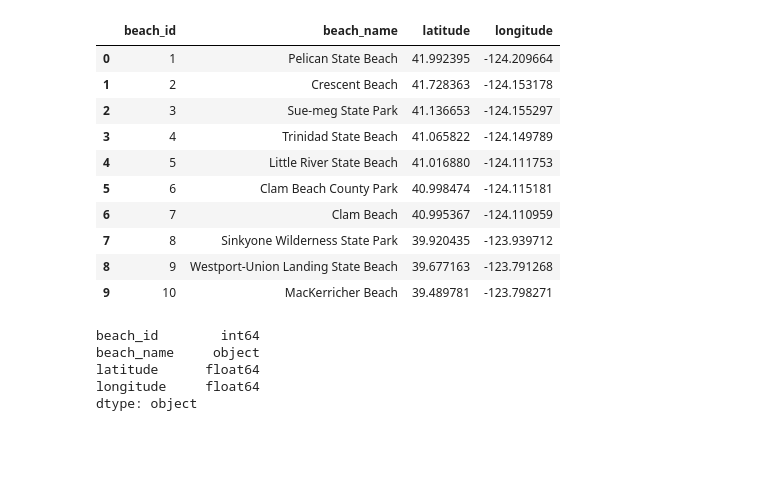
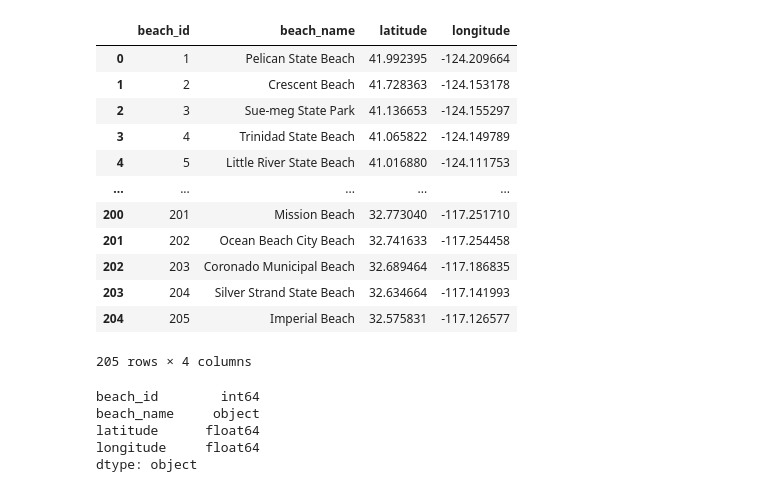
Before and after one commit to ckanchanda/Surf_Check, a Jupyter notebook: jupyter/Beaches_database.ipynb, the cells around one changed output. Drawn from its saved outputs; the diff is of its cells as text; code cells hidden in the pictures; blank space fills up the shorter version.

```diff
--- a/jupyter/Beaches_database.ipynb
+++ b/jupyter/Beaches_database.ipynb
@@ -11,20 +11,22 @@ import json as js
 # Import the API key.
 from config import api_key
 # %%
-beaches_df = pd.read_csv("ca_beaches.csv")
-beaches_df.head(10)
+beaches_df = pd.read_csv("../ca_beaches.csv")
+beaches_df
 # %% [output]
 |  | beach_id | beach_name | latitude | longitude |
 | 0 | 1 | Pelican State Beach | 41.992395 | -124.209664 |
 | 1 | 2 | Crescent Beach | 41.728363 | -124.153178 |
 | 2 | 3 | Sue-meg State Park | 41.136653 | -124.155297 |
 | 3 | 4 | Trinidad State Beach | 41.065822 | -124.149789 |
 | 4 | 5 | Little River State Beach | 41.016880 | -124.111753 |
-| 5 | 6 | Clam Beach County Park | 40.998474 | -124.115181 |
-| 6 | 7 | Clam Beach | 40.995367 | -124.110959 |
-| 7 | 8 | Sinkyone Wilderness State Park | 39.920435 | -123.939712 |
-| 8 | 9 | Westport-Union Landing State Beach | 39.677163 | -123.791268 |
-| 9 | 10 | MacKerricher Beach | 39.489781 | -123.798271 |
+| ... | ... | ... | ... | ... |
+| 200 | 201 | Mission Beach | 32.773040 | -117.251710 |
+| 201 | 202 | Ocean Beach City Beach | 32.741633 | -117.254458 |
+| 202 | 203 | Coronado Municipal Beach | 32.689464 | -117.186835 |
+| 203 | 204 | Silver Strand State Beach | 32.634664 | -117.141993 |
+| 204 | 205 | Imperial Beach | 32.575831 | -117.126577 |
+205 rows × 4 columns
 # %%
 beaches_df.dtypes
 # %% [output]
```
Also changed, not shown: parts of 5 cells of this notebook, 3 other files.
